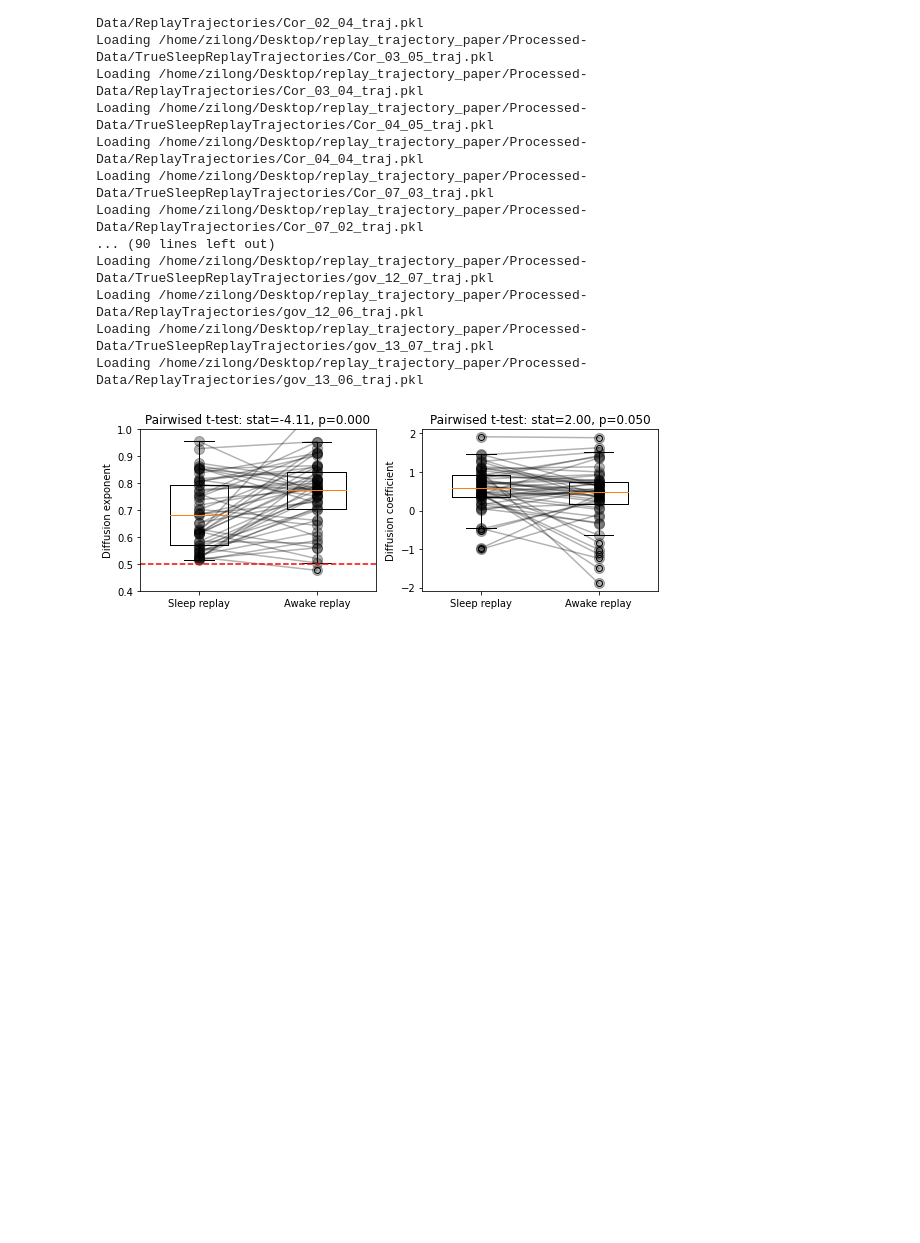
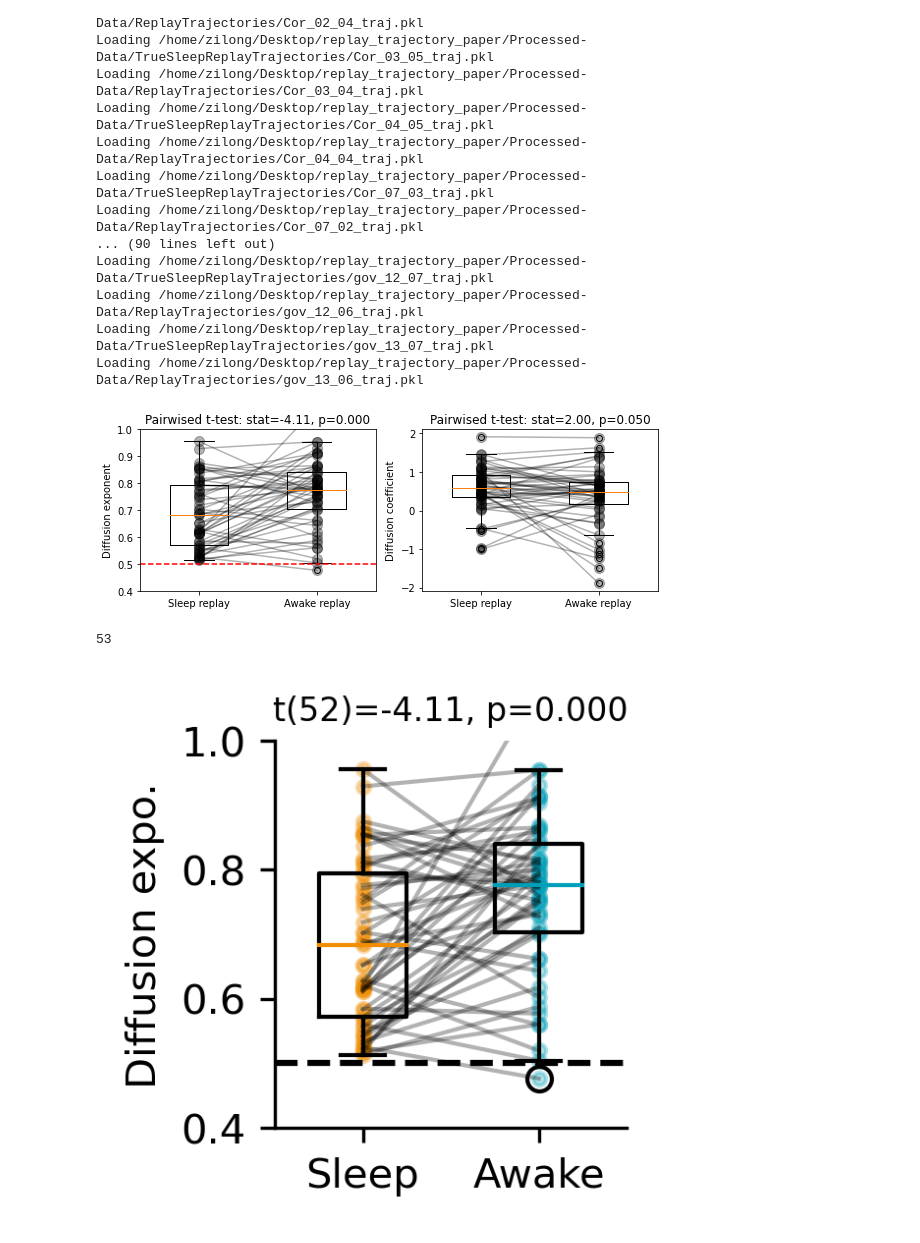
Before and after one commit to ZilongJi/AdaptiveAttractorForSequences, a Jupyter notebook: NeuralDataAnalysis/ZilongCode/notebooks/AwakeandSleepReplayCompare2_TrueSleep.ipynb, the cells around one changed output. Saved outputs shown, nothing was run; the diff lists cells and outputs as text; code cells hidden in the pictures; blank space fills up the shorter version.

Commit message:
add code for neural data analysis

```diff
--- a/NeuralDataAnalysis/ZilongCode/notebooks/AwakeandSleepReplayCompare2_TrueSleep.ipynb
+++ b/NeuralDataAnalysis/ZilongCode/notebooks/AwakeandSleepReplayCompare2_TrueSleep.ipynb
@@ -163,3 +163,52 @@ ax[1].set_ylabel('Diffusion coefficient')
 plt.tight_layout()
 # %% [output]
 [figure]
+# %%
+#barplot of SleepEXP and RunEXP in subplot 1, as well as SleepIntcp and RunIntcp in subplot 2
+fig, ax = plt.subplots(1,1, figsize=(2,2), dpi=300)
+
+labelsize = 10
+ticksize = 8
+#
+bp = ax.boxplot([SleepEXP, RunEXP], positions=[0,1], widths=0.5)
+
+# Set different colors for medians
+for median, color in zip(bp['medians'], ['#F18D00', '#009FB9']):
+    median.set(color=color)
+
+#add scatter plot
+ax.scatter(np.zeros(len(SleepEXP)), SleepEXP, color='#F18D00', s=10, alpha=0.3)
+ax.scatter(np.ones(len(RunEXP)), RunEXP, color='#009FB9', s=10, alpha=0.3)
+#link paired data with a line
+for i in range(len(SleepEXP)):
+    ax.plot([0,1], [SleepEXP[i], RunEXP[i]], color='black', alpha=0.3, linewidth=1)
+
+#add a horizontal line at y=0.5 as red
+ax.axhline(y=0.5, color='black', linestyle='--')
+
+#carry out wilcoxon test
+from scipy.stats import wilcoxon
+#stat, p = wilcoxon(SleepEXP, RunEXP)
+stat, p = ttest_rel(SleepEXP, RunEXP)
+
+#add stats and p value to the title
+#ax[0].set_title('Wilcoxon test: stat=%.2f, p=%.3f'%(stat, p))
+ax.set_title('t(52)=%.2f, p=%.3f'%(stat, p), fontsize=ticksize, pad=5)
+ax.set_xticks([0,1])
+ax.set_xticklabels(['Sleep', 'Awake'], fontsize=labelsize)
+ax.set_ylabel('Diffusion expo.', fontsize=labelsize)
+ax.set_ylim([0.4,1.0])
+#yticks as 0.5, 0.6, 0.7, 0.8, 0.9, 1.0
+ax.set_yticks([0.4, 0.6,0.8,1.0])
+#spines top and right off
+ax.spines['top'].set_visible(False)
+ax.spines['right'].set_visible(False)
+
+plt.tight_layout()
+
+plt.savefig('/home/zilong/Desktop/replay_trajectory_paper/Processed-Data/Paper_figures/FigSI_SleepvsawakeExponent.pdf', bbox_inches='tight')
+
+len(SleepEXP)
+# %% [output]
+53
+[figure, added]
```
Also changed, not shown: 14 other files.
